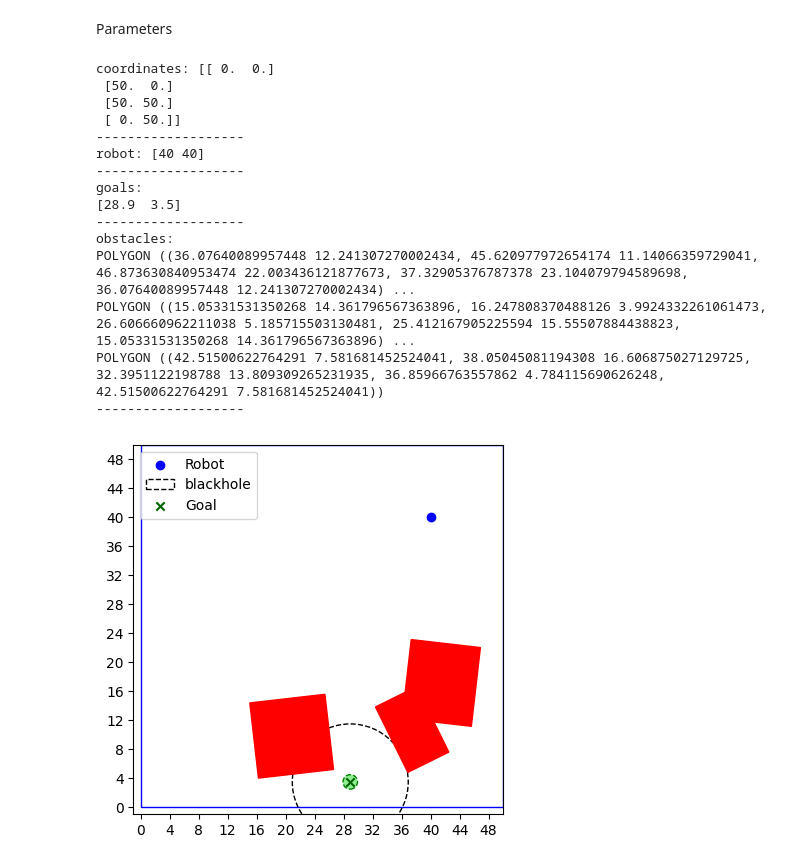
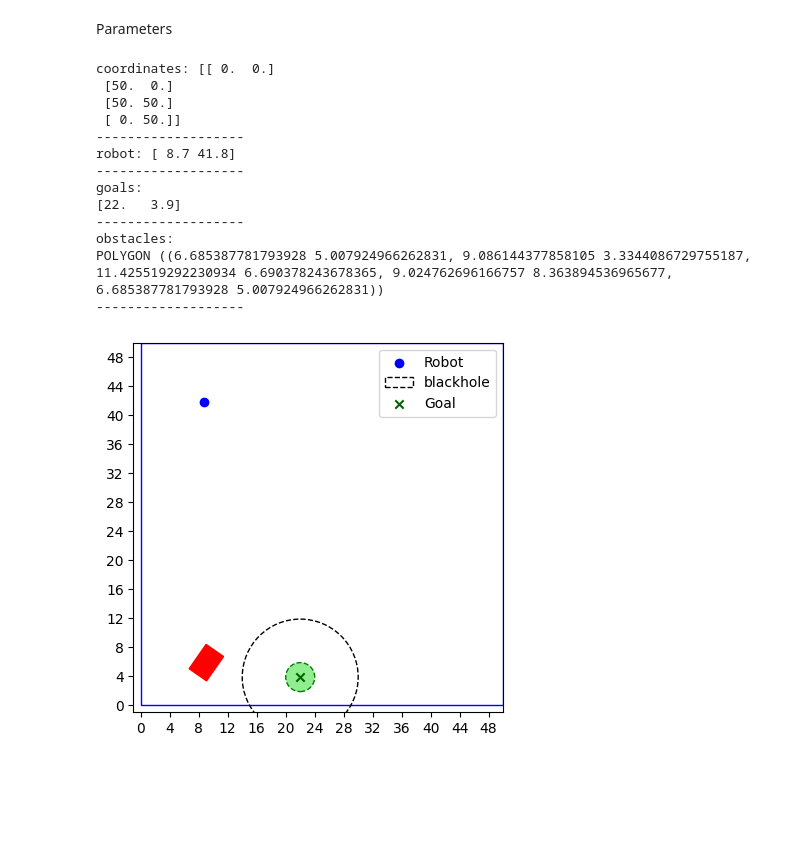
Before and after one commit to Sharkar96/BHDQN, a Jupyter notebook: BHDQN.ipynb, the cells around one changed output. Saved outputs shown, nothing was run; the diff lists cells and outputs as text; code cells hidden in the pictures; blank space fills up the shorter version.

```diff
--- a/BHDQN.ipynb
+++ b/BHDQN.ipynb
@@ -18,8 +18,8 @@ def point2nparray(p: Point):
 Parameters
 # %%
 katt=1 #attraction coefficient
-kstr=8 #repulsive coefficient
-krep=20 #blackhole field coefficient
+kstr=8 #blackhole field coefficient
+krep=20 #repulsive coefficient
 p0=3 #range of repulsive field
 ps=8 #range of blackhole field
 W1=-10 #collision penalty
@@ -27,9 +27,9 @@ W2=10 #reward of completing goals
 W3=-0.2 #penalty for each time
 alpha=-20 #reward coefficient of potential field
 gamma=0.95 #discount rate
-ts=0.06 #sampling time
-eps=1 #distance from the goal to be reached
-stdDev=1 #standard deviation for the gaussian noise
+ts=1 #sampling time
+eps=2 #distance from the goal to be reached
+stdDev=0.2 #standard deviation for the gaussian noise
 # %%
 class Obstacle:
   def __init__(self, o: Point, A):
@@ -65,7 +65,7 @@ class Robot:
     self.x=x
     self.y=y
 
-  def move(self, force: np.ndarray):
+  def move(self, force: np.ndarray, verbose=False):
     #moves: E, NE, N, NW, W, SW, S, SE
     moves=['E', 'NE', 'N', 'NW', 'W', 'SW', 'S', 'SE']
     possibleMoves= np.array([[1,0],
@@ -79,10 +79,11 @@ class Robot:
                             )
 
     chosenMove=np.argmax(np.dot(force, possibleMoves.T))
-    self.x=self.x + ts*possibleMoves[chosenMove][0]*linalg.norm(force) + np.random.normal(0, stdDev)
-    self.y=self.y + ts*possibleMoves[chosenMove][1]*linalg.norm(force) + np.random.normal(0, stdDev)
-    print(moves[chosenMove], end=' ')
-    print(np.array([self.x, self.y]))
+    self.x=self.x + np.random.normal(0, stdDev) + ts*possibleMoves[chosenMove][0]  #*linalg.norm(force)
+    self.y=self.y + np.random.normal(0, stdDev) + ts*possibleMoves[chosenMove][1]  #*linalg.norm(force)
+    if verbose:
+      print(moves[chosenMove], end=' ')
+      print(np.array([self.x, self.y]))
     return
 
   def __str__(self):
@@ -106,12 +107,16 @@ class Maze:
     for i in self.goals:
       #attractive force
       normalAttF= -katt*(robotPosition - point2nparray(i))
+
       #black hole force
+      dis=distance(i, Point(self.robot.x, self.robot.y))
       blackHoleF=np.array([0, 0])
-      #print(linalg.norm(robotPosition-point2nparray(i)))  #to test blackhole activation
-      if linalg.norm(robotPosition-point2nparray(i))<=ps:
-        blackHoleF= kstr*(-(robotPosition - point2nparray(i))) #adding ps breaks the implementation
-      resultingF= resultingF + normalAttF + blackHoleF
+      if dis <= ps:
+        blackHoleFmodule= kstr*(ps-dis)
+        blackHoleF=blackHoleFmodule*(point2nparray(i)-robotPosition)
+      resultingF = resultingF + normalAttF + blackHoleF
+
+
 
     #repulsive force
     for i in self.obstacles:
@@ -122,7 +127,7 @@ class Maze:
         p1, p2 = nearest_points(i.obstacle, Point(self.robot.x, self.robot.y))
         repulsiveF=repulsiveFmodule*(point2nparray(p2)-point2nparray(p1))
         print(repulsiveF)
-      resultingF= resultingF + repulsiveF
+      resultingF = resultingF + repulsiveF
     return resultingF
 
   #it assumes just 1 robot
@@ -225,26 +230,24 @@ class Maze:
 # %%
 maze=Maze(2500)
 maze.addGoals(1)
-maze.addObstacles(3)
-maze.spawnRobot(x=40,y=40)
+maze.addObstacles(1)
+maze.spawnRobot()
 maze.print()
 maze.plot()
 # %% [output]
 coordinates: [[ 0.  0.]
  [50.  0.]
  [50. 50.]
  [ 0. 50.]]
 -------------------
-robot: [40 40]
+robot: [ 8.7 41.8]
 -------------------
 goals:
-[28.9  3.5]
+[22.   3.9]
 -------------------
 obstacles:
-POLYGON ((36.07640089957448 12.241307270002434, 45.620977972654174 11.14066359729041, 46.873630840953474 22.003436121877673, 37.32905376787378 23.104079794589698, 36.07640089957448 12.241307270002434) ...
-POLYGON ((15.05331531350268 14.361796567363896, 16.247808370488126 3.9924332261061473, 26.606660962211038 5.185715503130481, 25.412167905225594 15.55507884438823, 15.05331531350268 14.361796567363896) ...
-POLYGON ((42.51500622764291 7.581681452524041, 38.05045081194308 16.606875027129725, 32.3951122198788 13.809309265231935, 36.85966763557862 4.784115690626248, 42.51500622764291 7.581681452524041))
+POLYGON ((6.685387781793928 5.007924966262831, 9.086144377858105 3.3344086729755187, 11.425519292230934 6.690378243678365, 9.024762696166757 8.363894536965677, 6.685387781793928 5.007924966262831))
 -------------------
-[figure, old version]
+[figure, new version]
 # %%
 
```
Also changed, not shown: parts of 1 cell of this notebook.
